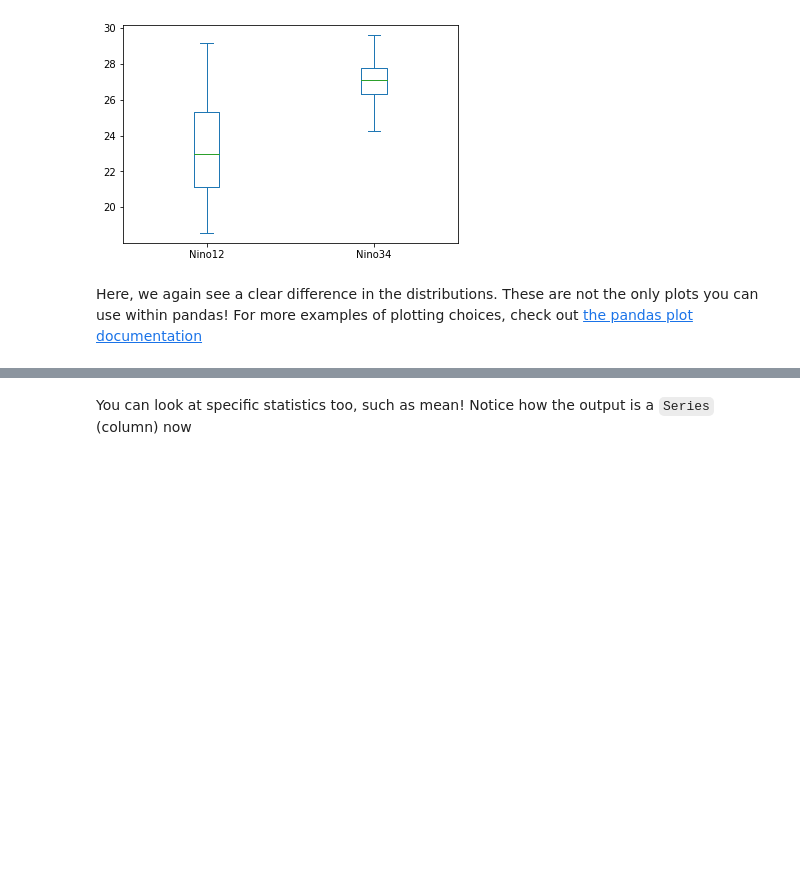
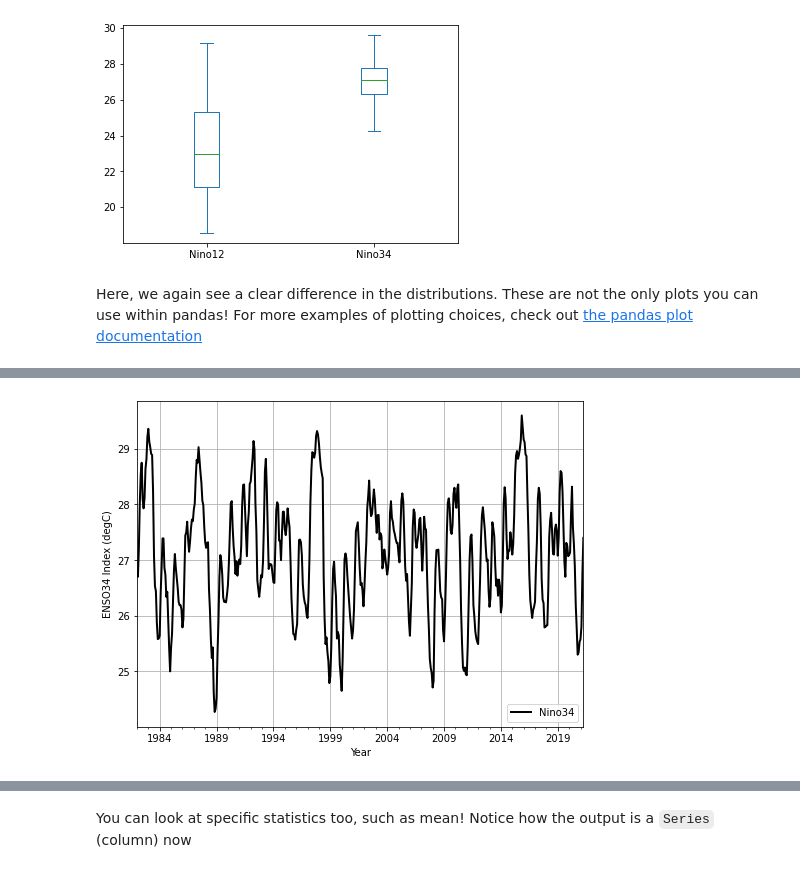
Before and after one commit to phaustin/eosc211_students, a Jupyter notebook: _sources/wk11/pythia_pandas.ipynb, the cells around one changed output, grey strips where cells are left out. Cells and saved outputs as stored; diff of their text form; code cells hidden in the pictures; blank space fills up the shorter version.

```diff
--- a/_sources/wk11/pythia_pandas.ipynb
+++ b/_sources/wk11/pythia_pandas.ipynb
@@ -547,0 +614,12 @@ df.Nino34.plot(
+# %%
+fig, ax1 = plt.subplots(1,1, figsize=(8,6))
+#
+# pass dataframe an existing matplotlib axis to draw on
+#
+df.Nino34.plot(ax=ax1,color='black',linewidth=2)
+ax1.set(xlabel='Year',
+       ylabel = 'ENSO34 Index (degC)',label='Nino34')
+ax1.legend(loc='lower right')
+ax1.grid(True);
+# %% [output]
+[figure, added]
```
Also changed, not shown: parts of 33 cells of this notebook, 14 other files.
